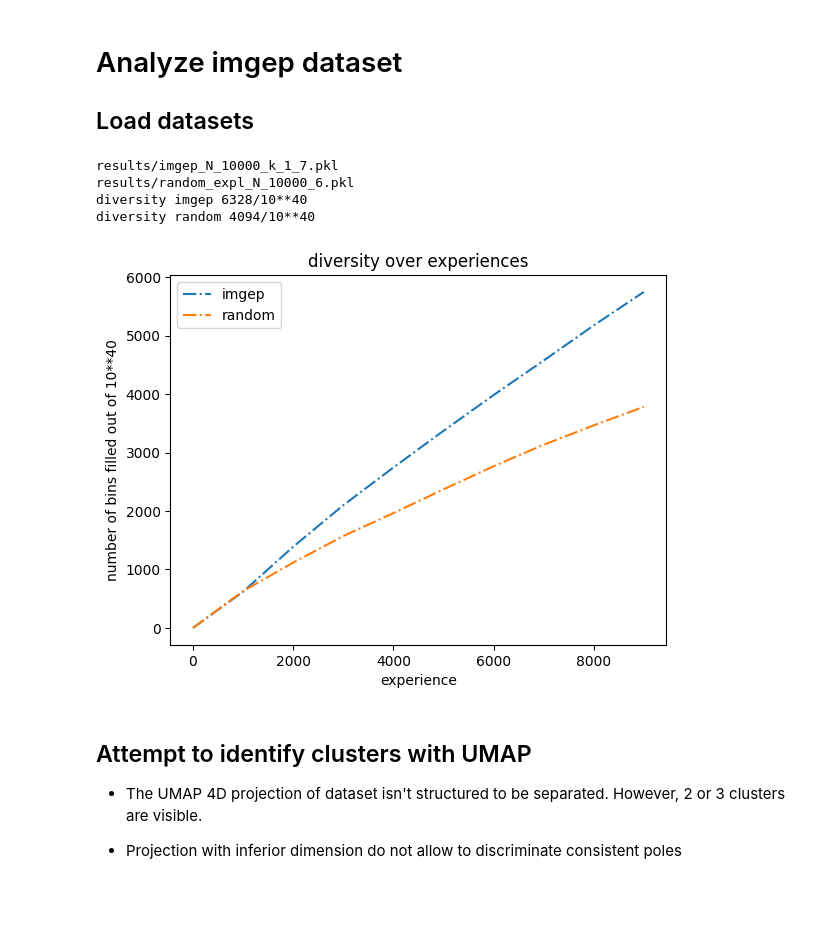
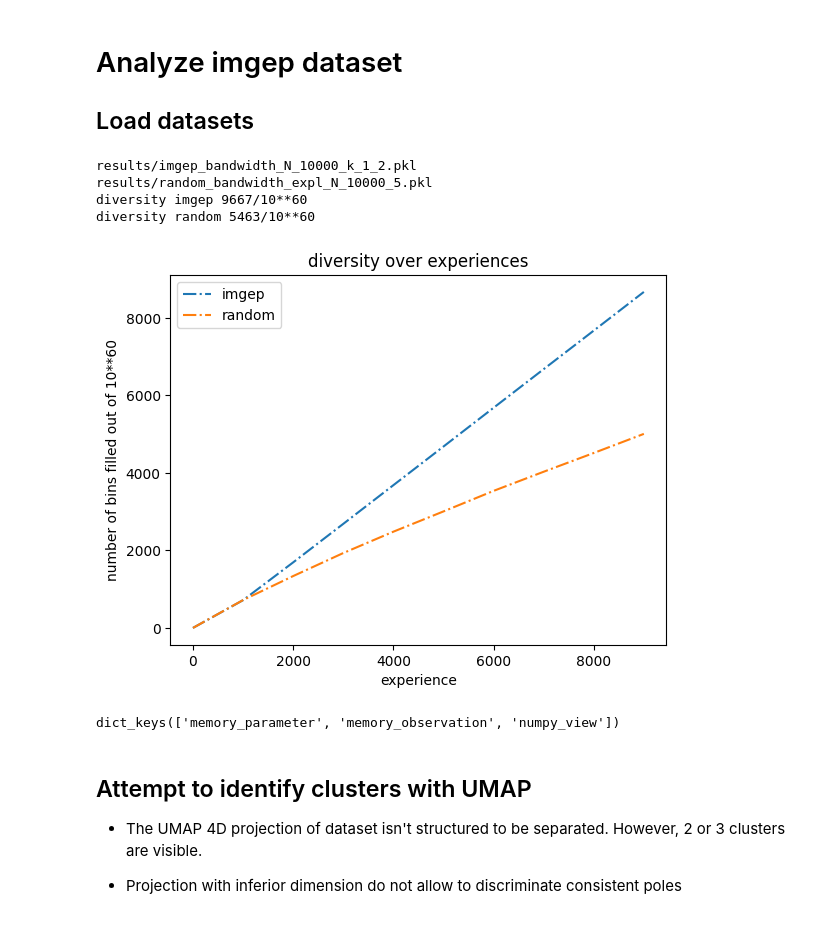
Before and after one commit to Ludoviccccc/Aixia_nouvelle_approche, a Jupyter notebook: Analyse_imgep.ipynb, the cells around one changed output. Saved outputs shown, nothing was run; the diff lists cells and outputs as text; code cells hidden in the pictures.

Commit message:
change default parameters

```diff
--- a/Analyse_imgep.ipynb
+++ b/Analyse_imgep.ipynb
@@ -14,43 +14,47 @@ N = 10000
 k=1
 address_x = 5
 print_freq = 1000
-name_imgep = f'{folder}/imgep_N_{N}_k_{k}'
-name_random = f'{folder}/random_expl_N_{N}'
+name_imgep = f'{folder}/imgep_bandwidth_N_{N}_k_{k}'
+name_random = f'{folder}/random_bandwidth_expl_N_{N}'
 content_imgep = load(name_imgep)
 content_imgep_tab = content_imgep['numpy_view']
 content_random = load(name_random)
 content_random_tab = content_random['numpy_view']
-dim_out = 40
+dim_out = 60
 #Compute diversity
 ##################################
 min_tab = np.zeros((dim_out,))
 max_tab = np.ones((dim_out,))*10
 min_tab[-1] = 0
 max_tab[-1] = 300
 diversity_ = Diversity(min_tab = min_tab,
                         max_tab = max_tab,
                         num_bins = 10)
 
 print(f'diversity imgep {diversity_(content_imgep_tab)}/10**{dim_out}')
 diversity_imgep_list = [diversity_(content_imgep_tab[:print_freq*step]) for step in range(N//print_freq)]
 plt.plot(range(0,N,print_freq),diversity_imgep_list,'-.',label="imgep")
 
 
 print(f'diversity random {diversity_(content_random_tab)}/10**{dim_out}')
 
 diversity_random_list = [diversity_(content_random_tab[:print_freq*step]) for step in range(N//print_freq)]
 plt.plot(range(0,N,print_freq),diversity_random_list,'-.',label="random")
 plt.legend()
 plt.title('diversity over experiences')
 plt.xlabel('experience')
 plt.ylabel(f'number of bins filled out of 10**{dim_out}')
 plt.show()
 # %% [output]
-results/imgep_N_10000_k_1_7.pkl
-results/random_expl_N_10000_6.pkl
-diversity imgep 6328/10**40
-diversity random 4094/10**40
+results/imgep_bandwidth_N_10000_k_1_2.pkl
+results/random_bandwidth_expl_N_10000_5.pkl
+diversity imgep 9667/10**60
+diversity random 5463/10**60
-[figure, old version]
+[figure, new version]
+# %%
+content_imgep.keys()
+# %% [output]
+dict_keys(['memory_parameter', 'memory_observation', 'numpy_view'])
 # %% [markdown]
 ## Attempt to identify clusters with UMAP
 * The UMAP 4D projection of dataset isn't structured to be separated. However, 2 or 3 clusters are visible.
```
Also changed, not shown: parts of 7 cells of this notebook, 2 other files.
